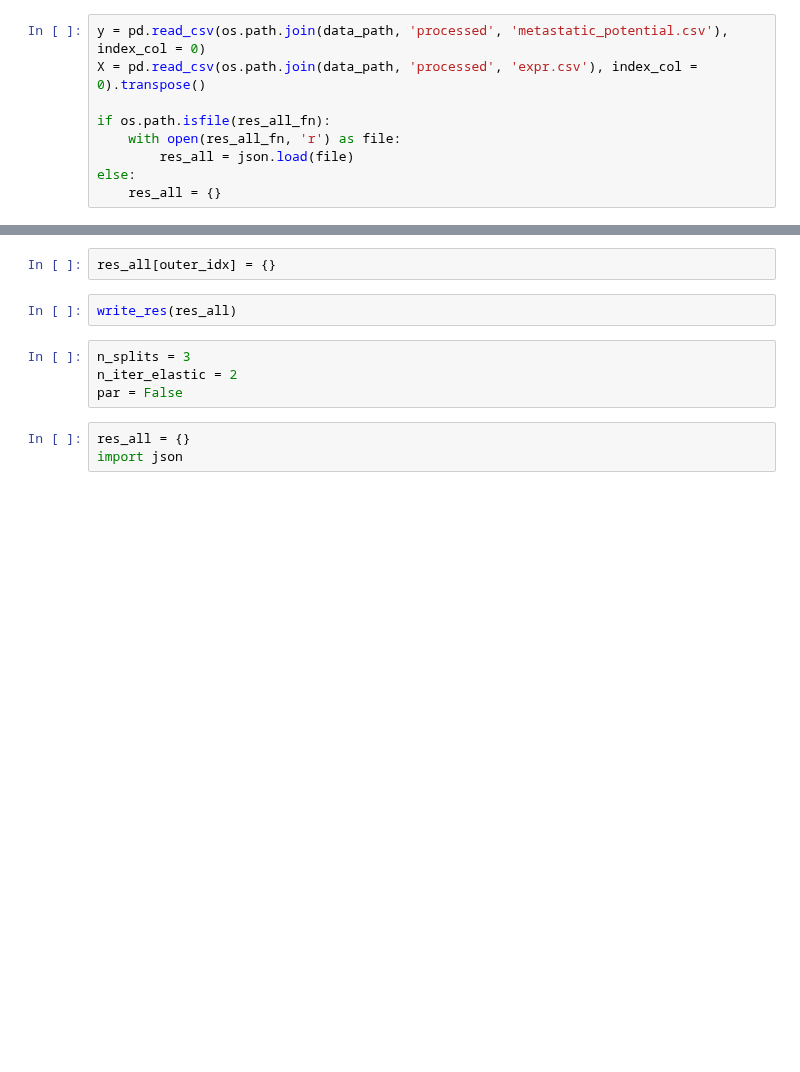
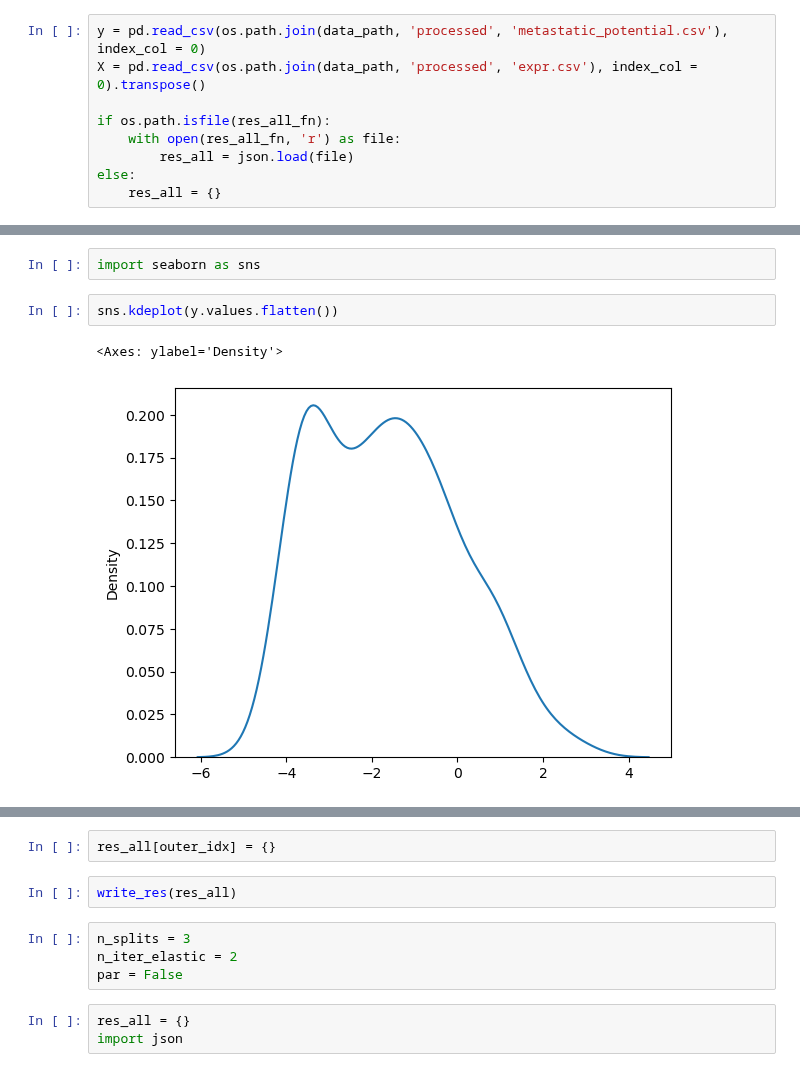
Before and after one commit to hmbaghdassarian/metastatic_potential, a Jupyter notebook: notebooks/troubleshoot/template_outer_inner_loop.ipynb, the cells around one changed output, grey strips where cells are left out. Cells and saved outputs as stored; diff of their text form; blank space fills up the shorter version.

```diff
--- a/notebooks/troubleshoot/template_outer_inner_loop.ipynb
+++ b/notebooks/troubleshoot/template_outer_inner_loop.ipynb
@@ -65,0 +338,7 @@ inner_idx = 0
+# %%
+import seaborn as sns
+# %%
+sns.kdeplot(y.values.flatten())
+# %% [output]
+<Axes: ylabel='Density'>
+[figure, added]
```
Also changed, not shown: parts of 90 cells of this notebook, 13 other files.
